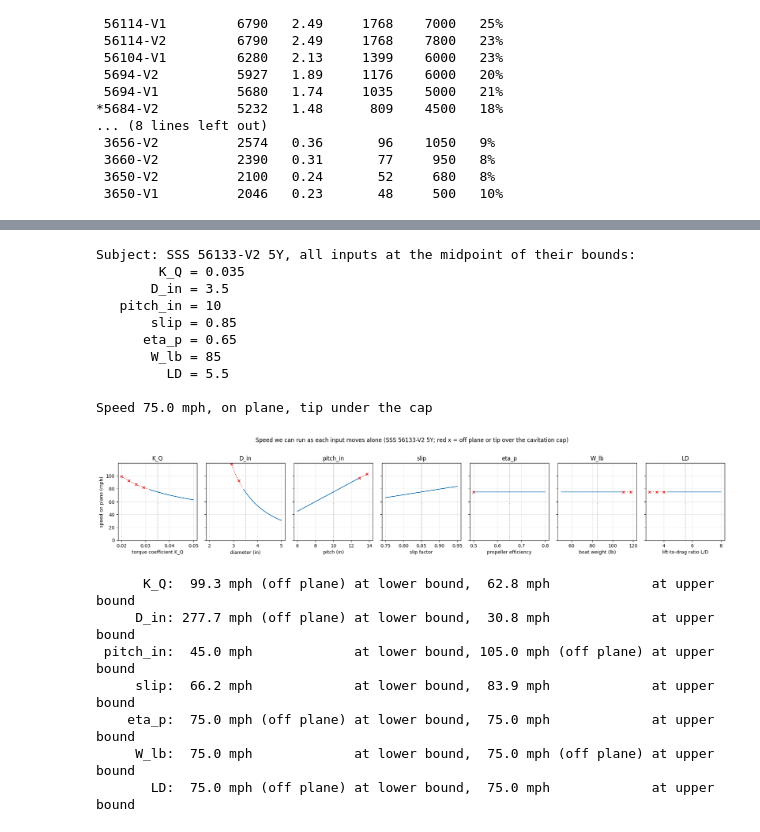
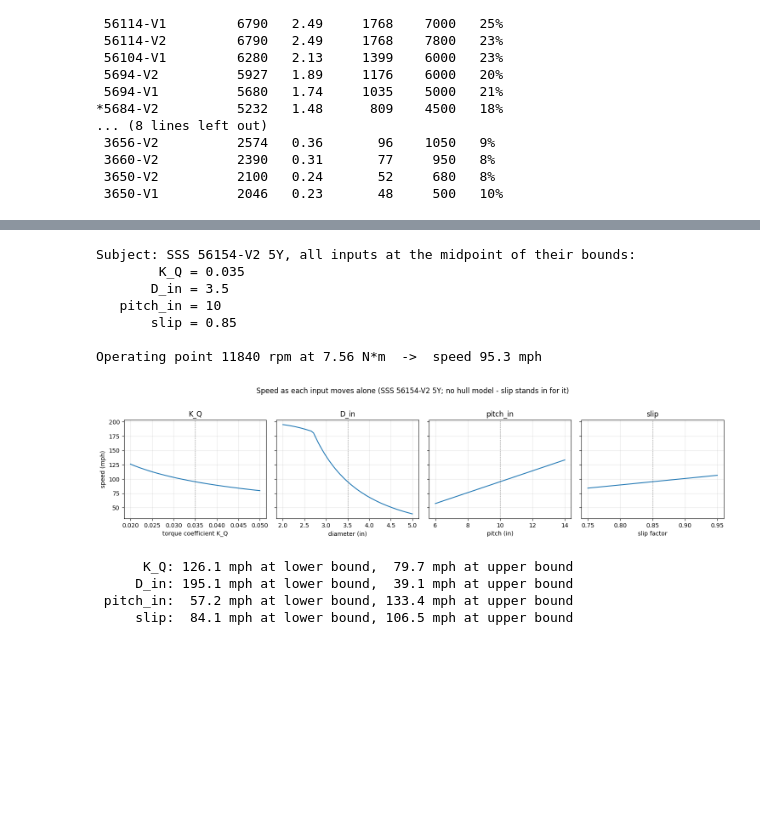
Before and after one commit to MarMar888/hav, a Jupyter notebook: optimization/willmarley.ipynb, the cells around one changed output, grey strips where cells are left out. Saved outputs shown, nothing was run; the diff lists cells and outputs as text; code cells hidden in the pictures; blank space fills up the shorter version.

```diff
--- a/optimization/willmarley.ipynb
+++ b/optimization/willmarley.ipynb
@@ -371,87 +357,58 @@ shows speed climbing with pitch right up until the boat falls off plane.
 # %%
-SUBJECT_MOTOR = "SSS 56133-V2"       # threads the needle at the midpoint prop: enough torque to plane, tip under the cap. Change to any motor name.
+SUBJECT_MOTOR = "SSS 56154-V2"       # the strongest motor on the sheet; change to any motor name
 SUBJ_W = next(w for w in MOTORS[SUBJECT_MOTOR]["windings"] if w["name"] == WINDING)
 
-# (lower, upper) for every input of the on-plane speed chain. Edit these.
+# (lower, upper) for every input of the speed chain. Edit these.
 SPEED_BOUNDS = {
     "K_Q":      (0.02, 0.05),
     "D_in":     (2.0, 5.0),       # in
     "pitch_in": (6.0, 14.0),      # in
     "slip":     (0.75, 0.95),
-    "eta_p":    (0.50, 0.80),
-    "W_lb":     (50.0, 120.0),    # lb
-    "LD":       (3.0, 8.0),       # planing lift-to-drag ratio
 }
-SPEED_LABELS = {"K_Q": "torque coefficient K_Q", "D_in": "diameter (in)", "pitch_in": "pitch (in)",
-                "slip": "slip factor", "eta_p": "propeller efficiency", "W_lb": "boat weight (lb)",
-                "LD": "lift-to-drag ratio L/D"}
+SPEED_LABELS = {"K_Q": "torque coefficient K_Q", "D_in": "diameter (in)",
+                "pitch_in": "pitch (in)", "slip": "slip factor"}
 SPEED_MID = {k: (lo + hi) / 2 for k, (lo, hi) in SPEED_BOUNDS.items()}
 
 
-TIP_MAX_FPS = 150.0  # blade tip speed limit (cavitation), as in explore.ipynb
+def speed_mph(K_Q, D_in, pitch_in, slip, w=None):
+    """Boat speed in mph: the operating rpm times the pitch, minus slip."""
+    rpm_op, _ = operating_point(SUBJ_W if w is None else w, K_Q, D_in)
+    return rpm_op * pitch_in * slip / 1056
 
 
-def on_plane_speed(K_Q, D_in, pitch_in, slip, eta_p, W_lb, LD, w=None):
-    """(speed in mph, True if the prop's thrust covers the idealized planing drag and the tip is under the cap)."""
-    w = SUBJ_W if w is None else w
-    rpm_op, Q_op = operating_point(w, K_Q, D_in)
-    v_mph = rpm_op * pitch_in * slip / 1056
-    if v_mph <= 0:
-        return 0.0, False
-    thrust_n = eta_p * Q_op * 2 * np.pi * (rpm_op / 60) / (v_mph * 0.44704)
-    drag_n = W_lb * 4.44822 / LD
-    tip_fps = np.pi * (D_in / 12) * rpm_op / 60
-    return v_mph, thrust_n >= drag_n and tip_fps <= TIP_MAX_FPS
-
-
-v0, ok0 = on_plane_speed(**SPEED_MID)
 print(f"Subject: {SUBJECT_MOTOR} {WINDING}, all inputs at the midpoint of their bounds:")
 for k, v in SPEED_MID.items():
     print(f"  {k:>9} = {v:g}")
-print(f"\nSpeed {v0:.1f} mph, {'on plane, tip under the cap' if ok0 else 'NOT RUNNABLE (off plane, or tip over ' + format(TIP_MAX_FPS, 'g') + ' ft/s)'}")
+rpm0, Q0 = operating_point(SUBJ_W, SPEED_MID["K_Q"], SPEED_MID["D_in"])
+print(f"\nOperating point {rpm0:.0f} rpm at {Q0:.2f} N*m  ->  speed {speed_mph(**SPEED_MID):.1f} mph")
 # %% [output]
-Subject: SSS 56133-V2 5Y, all inputs at the midpoint of their bounds:
+Subject: SSS 56154-V2 5Y, all inputs at the midpoint of their bounds:
         K_Q = 0.035
        D_in = 3.5
    pitch_in = 10
        slip = 0.85
-      eta_p = 0.65
-       W_lb = 85
-         LD = 5.5
 
-Speed 75.0 mph, on plane, tip under the cap
+Operating point 11840 rpm at 7.56 N*m  ->  speed 95.3 mph
 # %%
-fig, axes = plt.subplots(1, len(SPEED_BOUNDS), figsize=(19, 3.6), sharey=True)
+fig, axes = plt.subplots(1, len(SPEED_BOUNDS), figsize=(15, 3.6), sharey=True)
 for ax, (name, (lo, hi)) in zip(axes, SPEED_BOUNDS.items()):
     xs = np.linspace(lo, hi, 60)
-    pts = [on_plane_speed(**{**SPEED_MID, name: x}) for x in xs]
-    vs = np.array([p[0] for p in pts]); ok = np.array([p[1] for p in pts])
-    ax.plot(xs[ok], vs[ok], color="tab:blue")
-    if (~ok).any():
-        ax.plot(xs[~ok], vs[~ok], color="tab:red", ls=":", lw=1.5)
-        ax.scatter(xs[~ok][::6], vs[~ok][::6], marker="x", s=25, color="tab:red")
+    ax.plot(xs, [speed_mph(**{**SPEED_MID, name: x}) for x in xs])
     ax.axvline(SPEED_MID[name], color="grey", ls=":", lw=1)
     ax.set(xlabel=SPEED_LABELS[name], title=name)
     ax.grid(alpha=0.3)
-ok_speeds = [on_plane_speed(**{**SPEED_MID, nm: x})[0] for nm, (lo, hi) in SPEED_BOUNDS.items()
-             for x in np.linspace(lo, hi, 60) if on_plane_speed(**{**SPEED_MID, nm: x})[1]]
-axes[0].set_ylim(0, 1.25 * max(ok_speeds))    # the axis follows the speeds that hold on plane; off-plane points run off the top
-axes[0].set_ylabel("speed on plane (mph)")
-fig.suptitle(f"Speed we can run as each input moves alone ({SUBJECT_MOTOR} {WINDING}; red x = off plane or tip over the cavitation cap)", y=1.02)
+axes[0].set_ylabel("speed (mph)")
+fig.suptitle(f"Speed as each input moves alone ({SUBJECT_MOTOR} {WINDING}; no hull model - slip stands in for it)", y=1.02)
 plt.tight_layout()
 plt.show()
 
 for name, (lo, hi) in SPEED_BOUNDS.items():
-    (a, oka), (b, okb) = on_plane_speed(**{**SPEED_MID, name: lo}), on_plane_speed(**{**SPEED_MID, name: hi})
-    note = lambda ok: "" if ok else " (off plane)"
-    print(f"{name:>9}: {a:5.1f} mph{note(oka):<12} at lower bound, {b:5.1f} mph{note(okb):<12} at upper bound")
+    a, b = speed_mph(**{**SPEED_MID, name: lo}), speed_mph(**{**SPEED_MID, name: hi})
+    print(f"{name:>9}: {a:5.1f} mph at lower bound, {b:5.1f} mph at upper bound")
 # %% [output]
-[figure, old version]
+[figure, new version]
-      K_Q:  99.3 mph (off plane) at lower bound,  62.8 mph             at upper bound
-     D_in: 277.7 mph (off plane) at lower bound,  30.8 mph             at upper bound
- pitch_in:  45.0 mph             at lower bound, 105.0 mph (off plane) at upper bound
-     slip:  66.2 mph             at lower bound,  83.9 mph             at upper bound
-    eta_p:  75.0 mph (off plane) at lower bound,  75.0 mph             at upper bound
-     W_lb:  75.0 mph             at lower bound,  75.0 mph (off plane) at upper bound
-       LD:  75.0 mph (off plane) at lower bound,  75.0 mph             at upper bound
+      K_Q: 126.1 mph at lower bound,  79.7 mph at upper bound
+     D_in: 195.1 mph at lower bound,  39.1 mph at upper bound
+ pitch_in:  57.2 mph at lower bound, 133.4 mph at upper bound
+     slip:  84.1 mph at lower bound, 106.5 mph at upper bound
 # %% [markdown]
```
Also changed, not shown: parts of 3 cells of this notebook, 3 other files.
